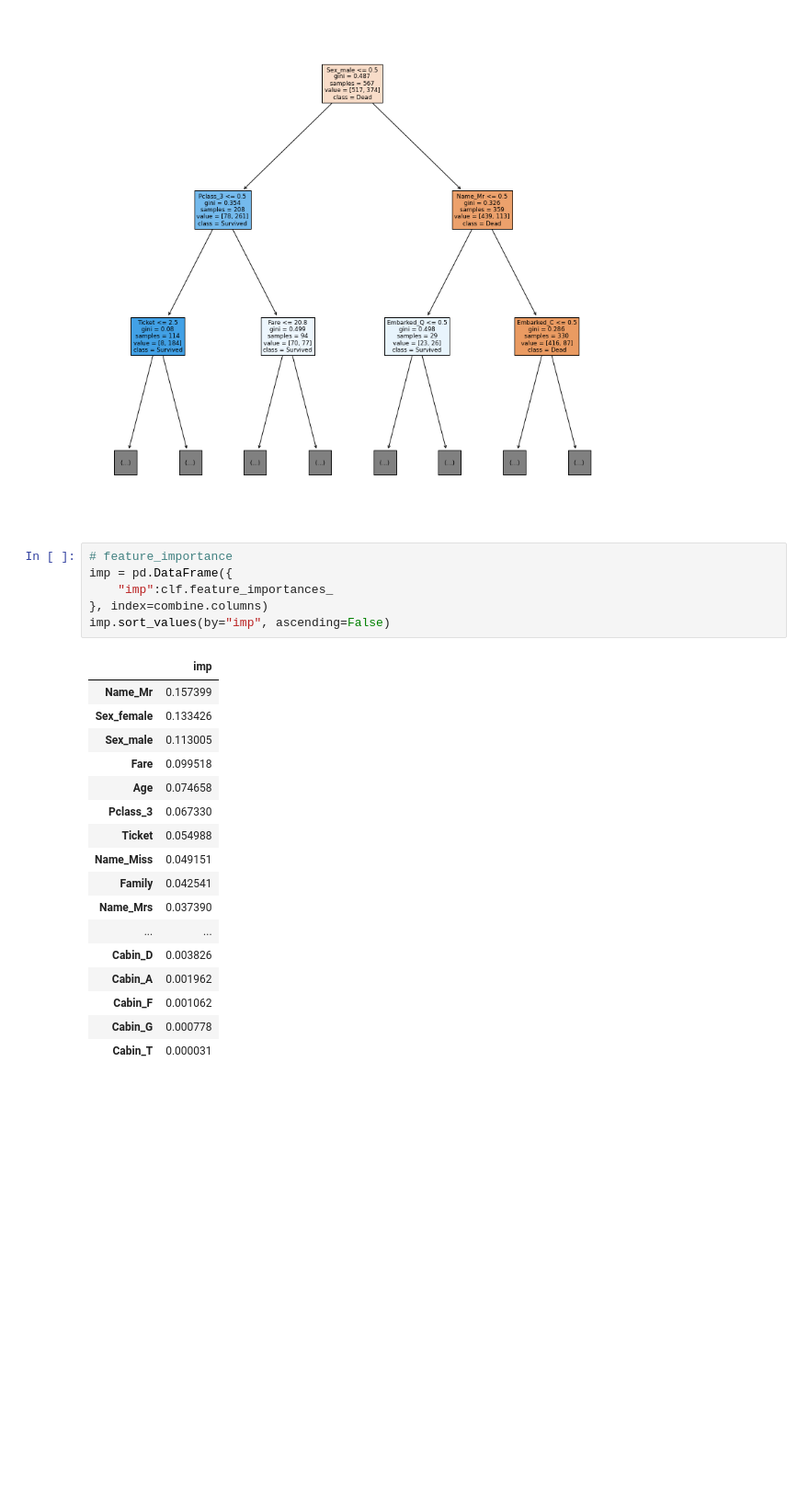
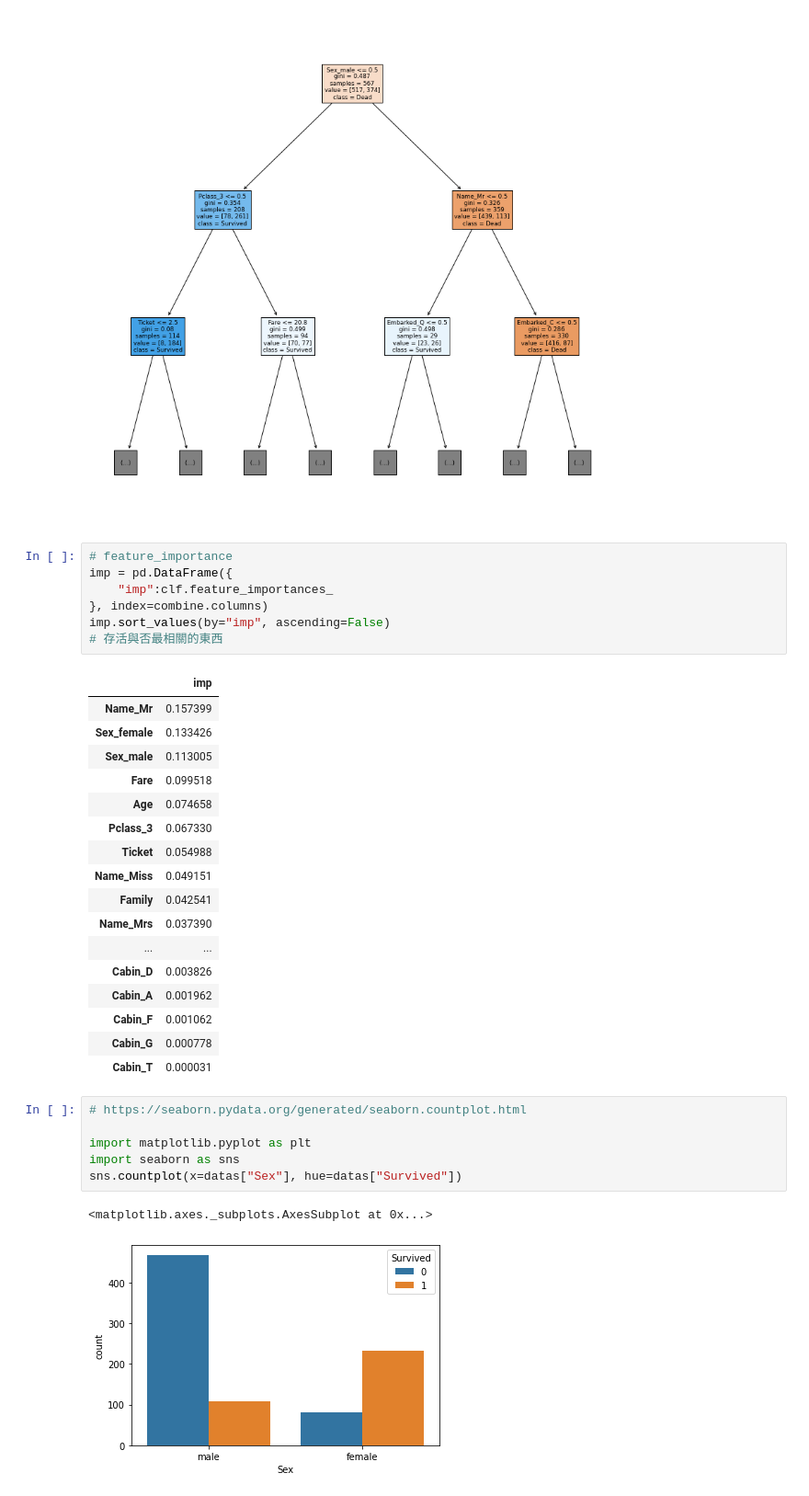
Before and after one commit to puff-tw/1017, a Jupyter notebook: titanic.ipynb, the cells around one changed output. Shown: that part at 92% size. Cells and saved outputs as stored; diff of their text form; blank space fills up the shorter version.

```diff
--- a/titanic.ipynb
+++ b/titanic.ipynb
@@ -384,6 +384,7 @@ imp = pd.DataFrame({
     "imp":clf.feature_importances_
 }, index=combine.columns)
 imp.sort_values(by="imp", ascending=False)
+# 存活與否最相關的東西
 # %% [output]
 |  | imp |
 | Name_Mr | 0.157399 |
@@ -402,3 +403,12 @@ imp.sort_values(by="imp", ascending=False)
 | Cabin_F | 0.001062 |
 | Cabin_G | 0.000778 |
 | Cabin_T | 0.000031 |
+# %%
+# https://seaborn.pydata.org/generated/seaborn.countplot.html
+
+import matplotlib.pyplot as plt
+import seaborn as sns
+sns.countplot(x=datas["Sex"], hue=datas["Survived"])
+# %% [output]
+<matplotlib.axes._subplots.AxesSubplot at 0x...>
+[figure, added]
```
Also changed, not shown: parts of 2 cells of this notebook.
